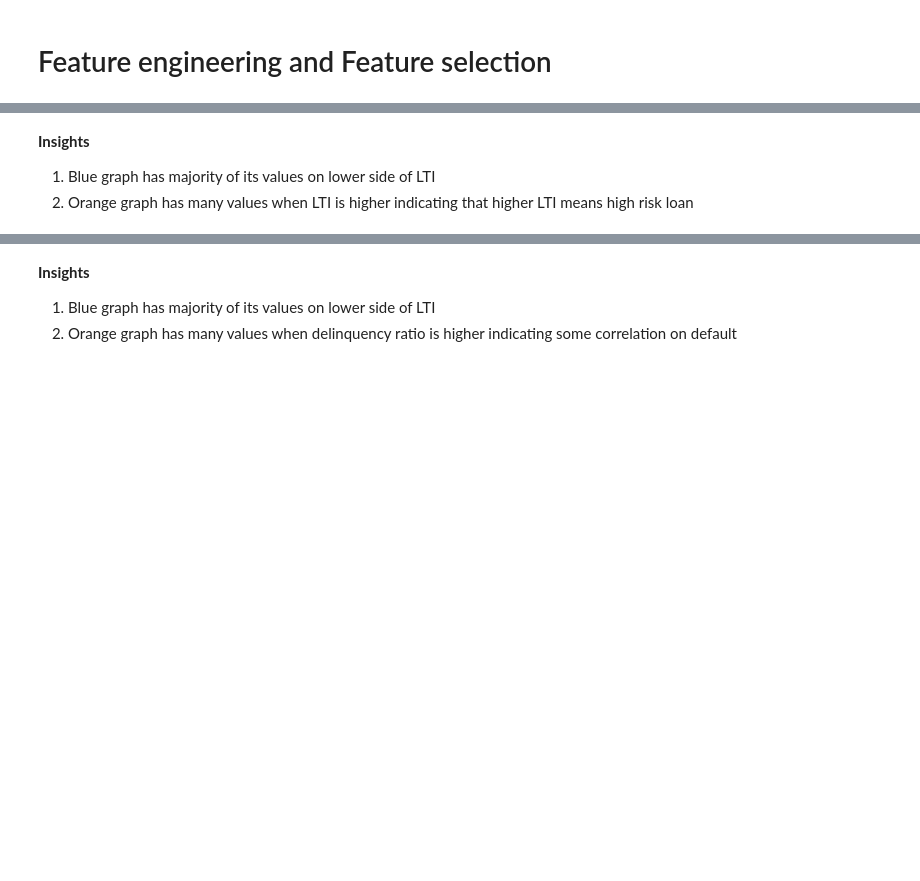
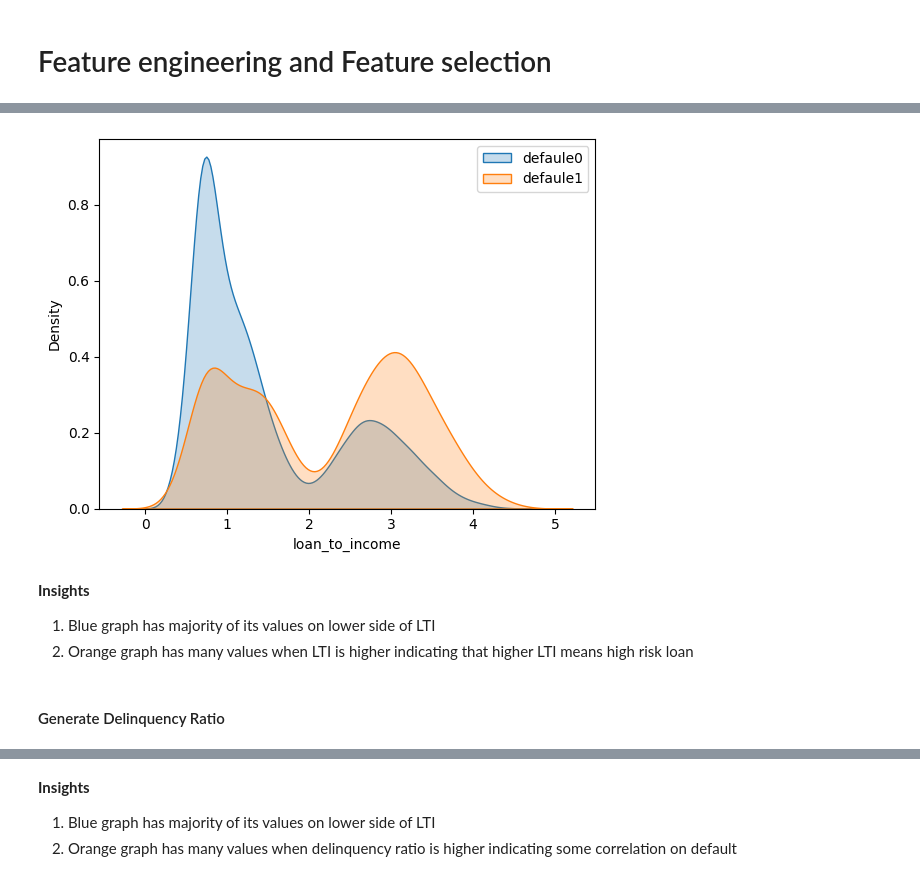
Before and after one commit to rupeshkumarp/credit_risk_analysis, a Jupyter notebook: data_preprocessing_and_eda.ipynb, the cells around one changed output, grey strips where cells are left out. Drawn from its saved outputs; the diff is of its cells as text; code cells hidden in the pictures; blank space fills up the shorter version.

```diff
--- a/data_preprocessing_and_eda.ipynb
+++ b/data_preprocessing_and_eda.ipynb
@@ -366,3 +366,6 @@ plt.show()
 1. Why loan_amount and income did not give any signs of being strong predictors? May be when we combine these two and get loan to income ratio (LTI), that may have influence on the target variable. We will explore more later
 # %% [markdown]
 # Feature engineering and Feature selection
+# %%
+df_train1['loan_to_income']=round(df_train1['loan_amount']/df_train1['income'],2)# loan amount/income
+df_train1['loan_to_income'].describe()
@@ -369,4 +384,13 @@ plt.show()
+# %%
+sns.kdeplot(df_train1[df_train1.default==0]['loan_to_income'],fill=True,label='defaule0')
+sns.kdeplot(df_train1[df_train1.default==1]['loan_to_income'],fill=True,label='defaule1')
+plt.legend()
+plt.show()
+# %% [output]
+[figure, added]
 # %% [markdown]
 **Insights**
 1. Blue graph has majority of its values on lower side of LTI
 2. Orange graph has many values when LTI is higher indicating that higher LTI means high risk loan
+# %% [markdown]
+#### Generate Delinquency Ratio
```
Also changed, not shown: parts of 13 cells of this notebook.
